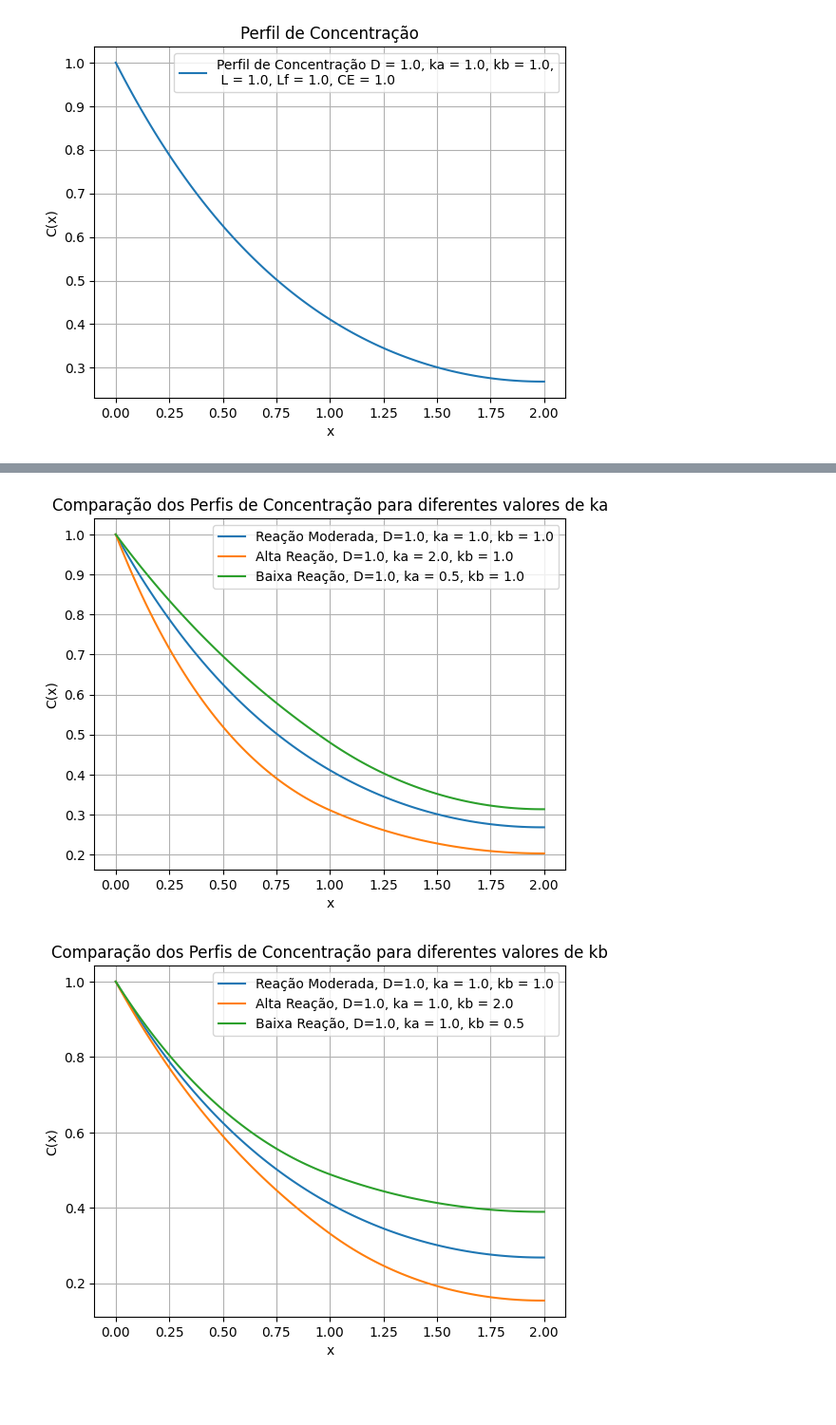
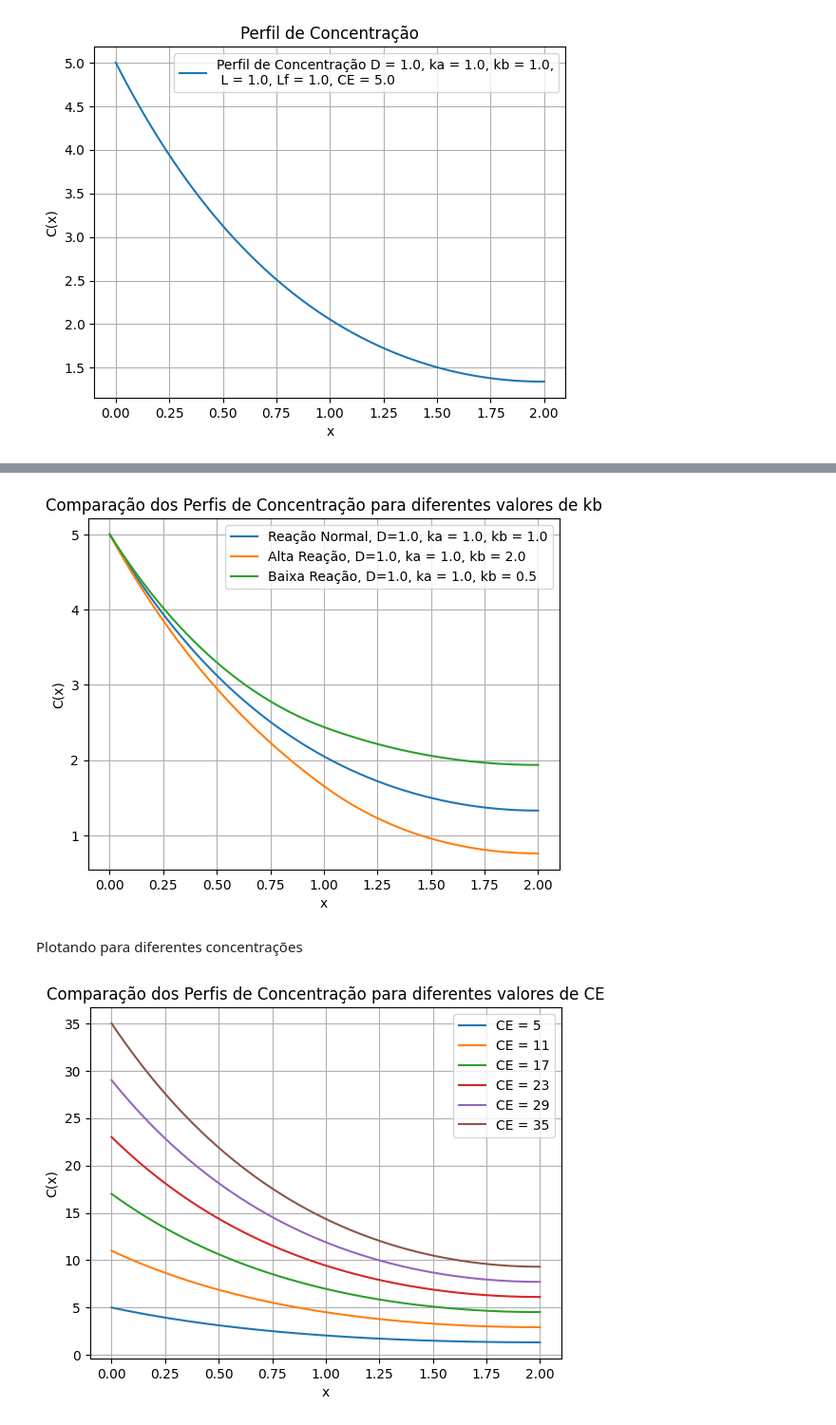
Before and after one commit to ViniciusCMB/Metodos_Num, a Jupyter notebook: trabalho2.ipynb, the cells around one changed output, grey strips where cells are left out. Shown at 95% size. Saved outputs shown, nothing was run; the diff lists cells and outputs as text; code cells hidden in the pictures; blank space fills up the shorter version.

```diff
--- a/trabalho2.ipynb
+++ b/trabalho2.ipynb
@@ -10,11 +10,3 @@ Parâmetros do problema
-# %%
-D = 1.0  # Coeficiente de difusão
-ka = 1.0  # Parâmetro ka
-kb = 1.0  # Parâmetro kb
-L = 1.0  # Comprimento L
-Lf = 1.0  # Comprimento Lf
-CE = 1.0  # Concentração na fronteira x=0
-N = 100  # Número de pontos de grade
 # %% [markdown]
 Função para resolver o problema de uma dimensão
 # %%
@@ -156,60 +193,54 @@ ka = 1.0  # Parâmetro ka
 kb = 1.0  # Parâmetro kb
 L = 1.0  # Comprimento L
 Lf = 1.0  # Comprimento Lf
-CE = 1.0  # Concentração na fronteira x=0
-N = 100  # Número de pontos de grade
+CE = 5.0   # Concentração na fronteira x=0
+N = 1000  # Número de pontos de grade
 C, x = difusao_1d(D, ka, kb, L, Lf, CE, N)
-plt.plot(x, C, label=f'Reação Moderada, D={D}, ka = {ka}, kb = {kb}')
+plt.plot(x, C, label=f'Reação Normal, D={D}, ka = {ka}, kb = {kb}')
 
-ka = 2.0
-kb = 1.0
+ka = 1.0
+kb = 2.0
 C, x = difusao_1d(D, ka, kb, L, Lf, CE, N)
 plt.plot(x, C, label=f'Alta Reação, D={D}, ka = {ka}, kb = {kb}')
 
-ka = 0.5
-kb = 1.0
+ka = 1.0
+kb = 0.5
 C, x = difusao_1d(D, ka, kb, L, Lf, CE, N)
 plt.plot(x, C, label=f'Baixa Reação, D={D}, ka = {ka}, kb = {kb}')
 
 plt.xlabel('x')
 plt.ylabel('C(x)')
 plt.grid()
-titulo = 'Comparação dos Perfis de Concentração para diferentes valores de ka'
+titulo = 'Comparação dos Perfis de Concentração para diferentes valores de kb'
 plt.title(titulo)
 plt.legend()
 # plt.show()
 plt.savefig('docs/img/trab2/'+titulo+'.png')
 # %% [output]
-[figure, old version]
+[figure, new version]
+# %% [markdown]
+Plotando para diferentes concentrações
 # %%
 # Parâmetros do problema
 D = 1.0  # Coeficiente de difusão
 ka = 1.0  # Parâmetro ka
 kb = 1.0  # Parâmetro kb
 L = 1.0  # Comprimento L
 Lf = 1.0  # Comprimento Lf
-CE = 1.0  # Concentração na fronteira x=0
-N = 100  # Número de pontos de grade
-C, x = difusao_1d(D, ka, kb, L, Lf, CE, N)
-plt.plot(x, C, label=f'Reação Moderada, D={D}, ka = {ka}, kb = {kb}')
+CE_values = np.arange(5, 36, 6)  # Concentração na fronteira x=0
+N = 1000  # Número de pontos de grade
 
-ka = 1.0
-kb = 2.0
-C, x = difusao_1d(D, ka, kb, L, Lf, CE, N)
-plt.plot(x, C, label=f'Alta Reação, D={D}, ka = {ka}, kb = {kb}')
-
-ka = 1.0
-kb = 0.5
-C, x = difusao_1d(D, ka, kb, L, Lf, CE, N)
-plt.plot(x, C, label=f'Baixa Reação, D={D}, ka = {ka}, kb = {kb}')
+for CE in CE_values:
+    C, x = difusao_1d(D, ka, kb, L, Lf, CE, N)
+    plt.plot(x, C, label=f'CE = {CE}')
 
 plt.xlabel('x')
 plt.ylabel('C(x)')
 plt.grid()
-titulo = 'Comparação dos Perfis de Concentração para diferentes valores de kb'
+titulo = 'Comparação dos Perfis de Concentração para diferentes valores de CE'
 plt.title(titulo)
 plt.legend()
 # plt.show()
 plt.savefig('docs/img/trab2/'+titulo+'.png')
 # %% [output]
-[figure, old version]
+[figure, new version]
```
Also changed, not shown: parts of 8 cells of this notebook, 14 other files.
